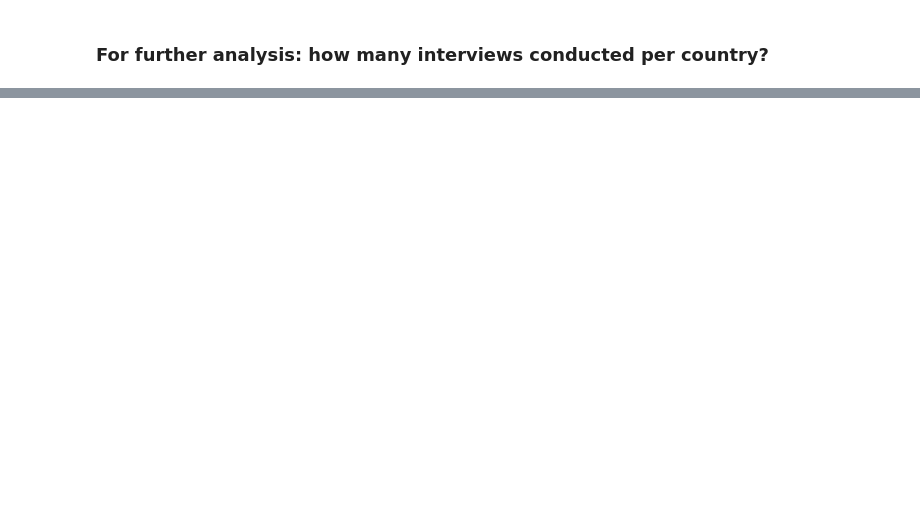
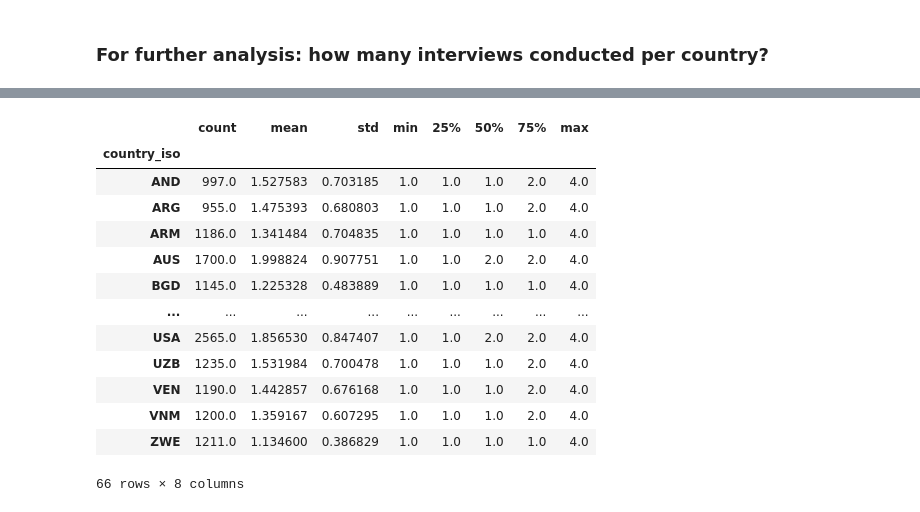
Before and after one commit to newjonny/world-values-survey-pandas-notebook, a Jupyter notebook: pruefung_datensatz.ipynb, the cells around one changed output, grey strips where cells are left out. Saved outputs shown, nothing was run; the diff lists cells and outputs as text; code cells hidden in the pictures; blank space fills up the shorter version.

```diff
--- a/pruefung_datensatz.ipynb
+++ b/pruefung_datensatz.ipynb
@@ -115,0 +204,18 @@ True
+# %%
+q5_description = q5_filtered_df.groupby(by="country_iso").describe()["Q5"]
+q5_description
+# %% [output]
+|  | count | mean | std | min | 25% | 50% | 75% | max |
+| country_iso |  |  |  |  |  |  |  |  |
+| AND | 997.0 | 1.527583 | 0.703185 | 1.0 | 1.0 | 1.0 | 2.0 | 4.0 |
+| ARG | 955.0 | 1.475393 | 0.680803 | 1.0 | 1.0 | 1.0 | 2.0 | 4.0 |
+| ARM | 1186.0 | 1.341484 | 0.704835 | 1.0 | 1.0 | 1.0 | 1.0 | 4.0 |
+| AUS | 1700.0 | 1.998824 | 0.907751 | 1.0 | 1.0 | 2.0 | 2.0 | 4.0 |
+| BGD | 1145.0 | 1.225328 | 0.483889 | 1.0 | 1.0 | 1.0 | 1.0 | 4.0 |
+| ... | ... | ... | ... | ... | ... | ... | ... | ... |
+| USA | 2565.0 | 1.856530 | 0.847407 | 1.0 | 1.0 | 2.0 | 2.0 | 4.0 |
+| UZB | 1235.0 | 1.531984 | 0.700478 | 1.0 | 1.0 | 1.0 | 2.0 | 4.0 |
+| VEN | 1190.0 | 1.442857 | 0.676168 | 1.0 | 1.0 | 1.0 | 2.0 | 4.0 |
+| VNM | 1200.0 | 1.359167 | 0.607295 | 1.0 | 1.0 | 1.0 | 2.0 | 4.0 |
+| ZWE | 1211.0 | 1.134600 | 0.386829 | 1.0 | 1.0 | 1.0 | 1.0 | 4.0 |
+66 rows × 8 columns
```
Also changed, not shown: parts of 18 cells of this notebook, 1 other file.
